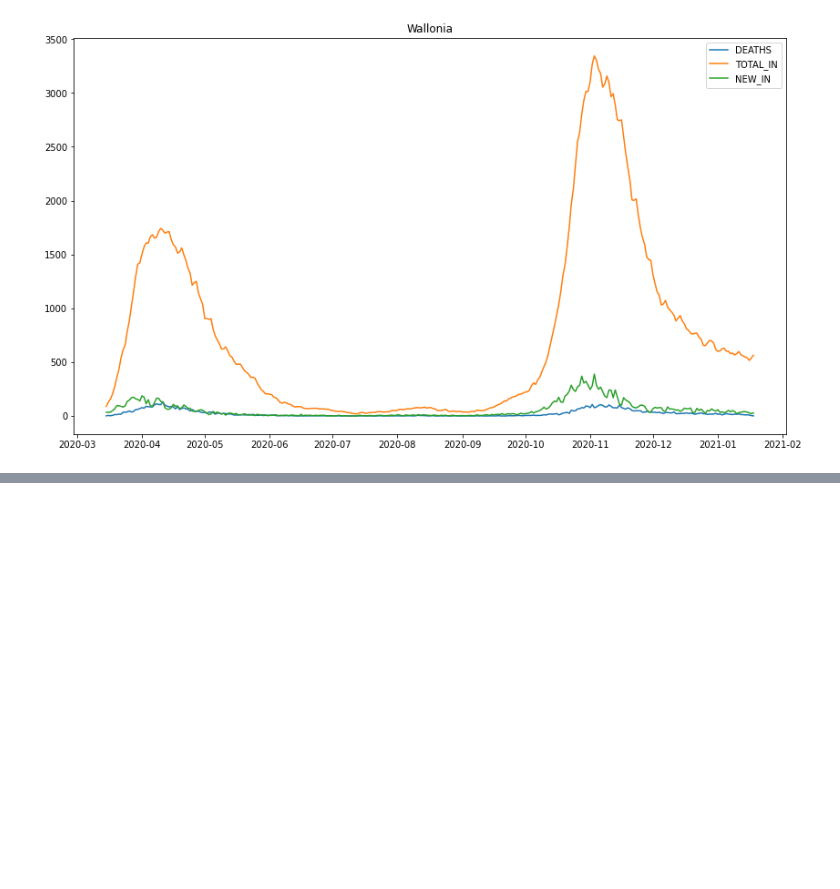
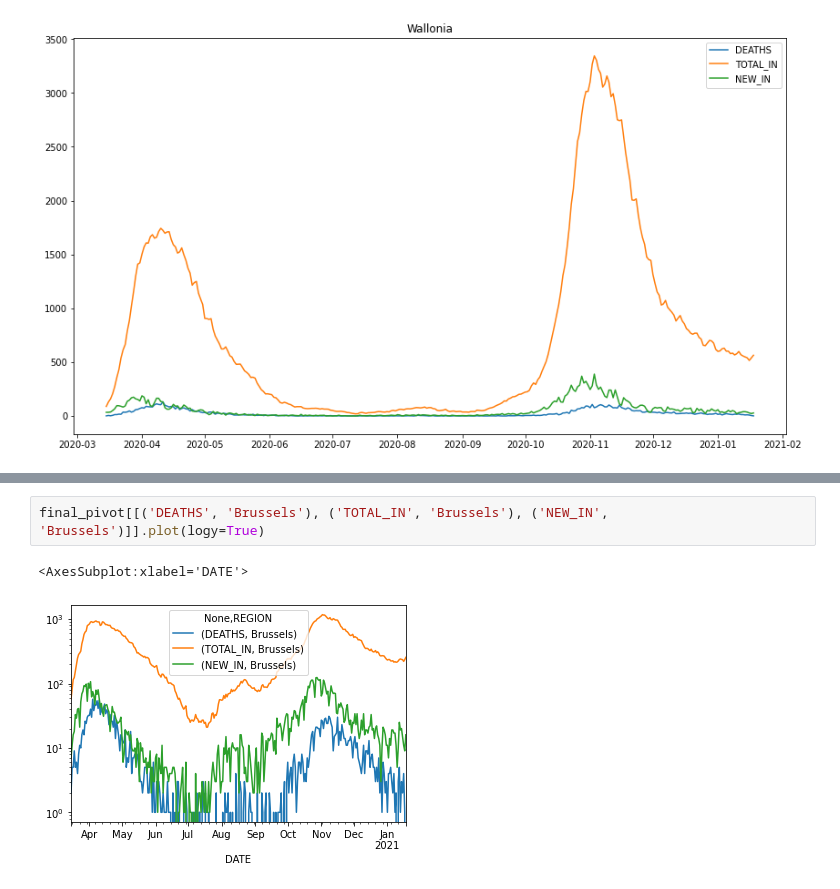
Before and after one commit to Demesmaeker/workshop-IBM-covid, a Jupyter notebook: main.ipynb, the cells around one changed output, grey strips where cells are left out. Cells and saved outputs as stored; diff of their text form; blank space fills up the shorter version.

```diff
--- a/main.ipynb
+++ b/main.ipynb
@@ -355,0 +370,5 @@ final[["DEATHS","TOTAL_IN","NEW_IN"]].plot()
+# %%
+final_pivot[[('DEATHS', 'Brussels'), ('TOTAL_IN', 'Brussels'), ('NEW_IN', 'Brussels')]].plot(logy=True)
+# %% [output]
+<AxesSubplot:xlabel='DATE'>
+[figure, added]
```
Also changed, not shown: parts of 18 cells of this notebook.
